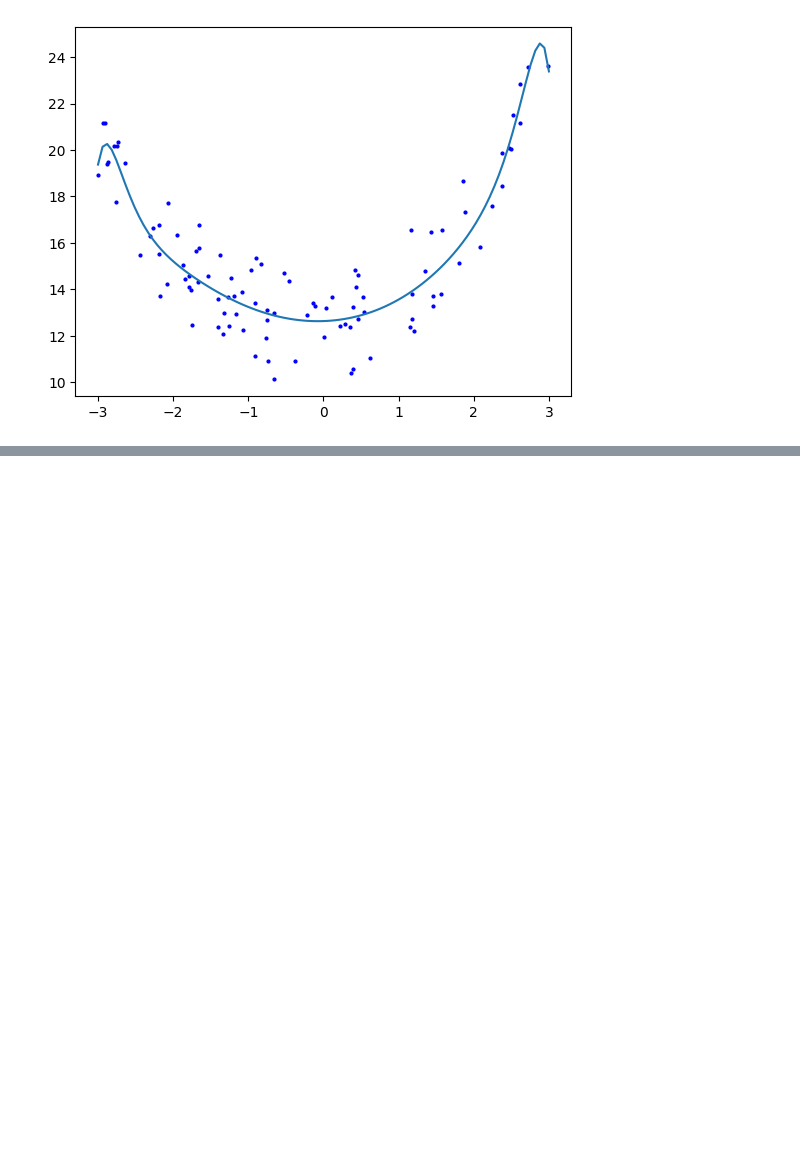
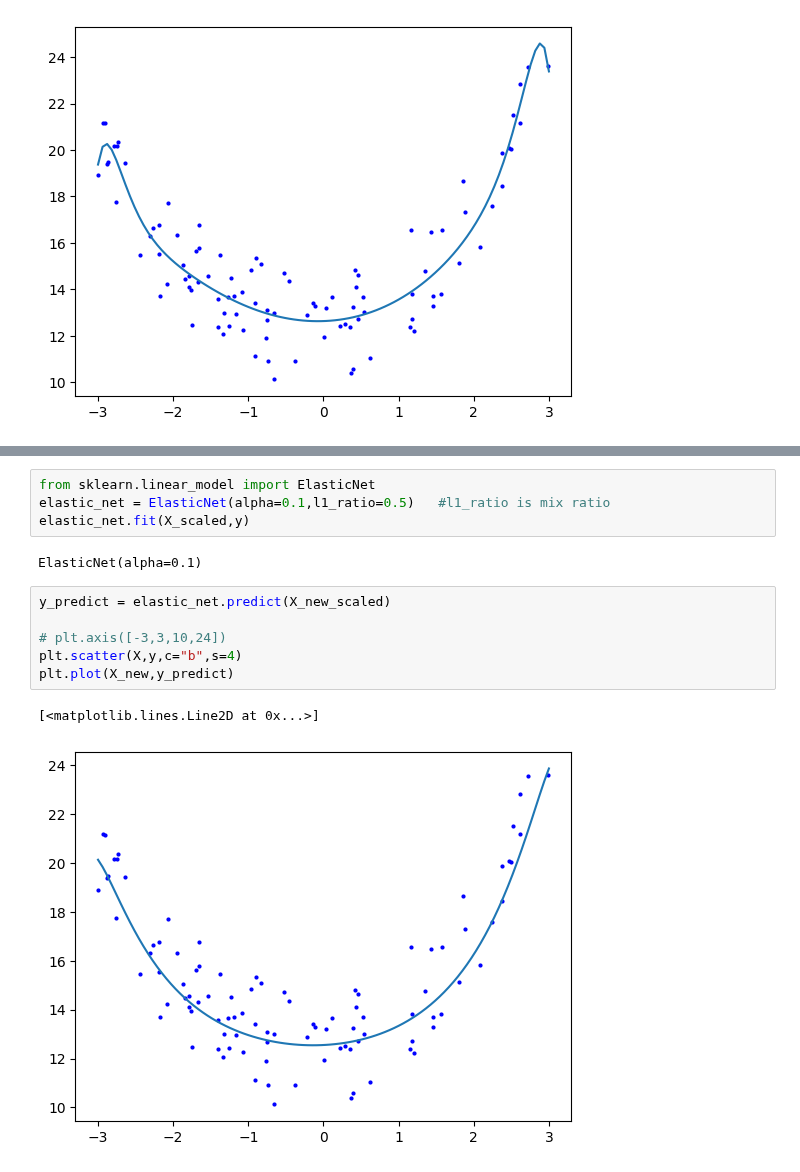
Before and after one commit to ArunNegi112/Machine_Learning, a Jupyter notebook: 4_LinearRegression/5_Regularized_LinearModels.ipynb, the cells around one changed output, grey strips where cells are left out. Cells and saved outputs as stored; diff of their text form; blank space fills up the shorter version.

```diff
--- a/4_LinearRegression/5_Regularized_LinearModels.ipynb
+++ b/4_LinearRegression/5_Regularized_LinearModels.ipynb
@@ -99,0 +159,15 @@ plt.plot(X_new,y_predict)
+# %%
+from sklearn.linear_model import ElasticNet
+elastic_net = ElasticNet(alpha=0.1,l1_ratio=0.5)   #l1_ratio is mix ratio
+elastic_net.fit(X_scaled,y)
+# %% [output]
+ElasticNet(alpha=0.1)
+# %%
+y_predict = elastic_net.predict(X_new_scaled)
+
+# plt.axis([-3,3,10,24])
+plt.scatter(X,y,c="b",s=4)
+plt.plot(X_new,y_predict)
+# %% [output]
+[<matplotlib.lines.Line2D at 0x...>]
+[figure, added]
```
Also changed, not shown: parts of 16 cells of this notebook.
